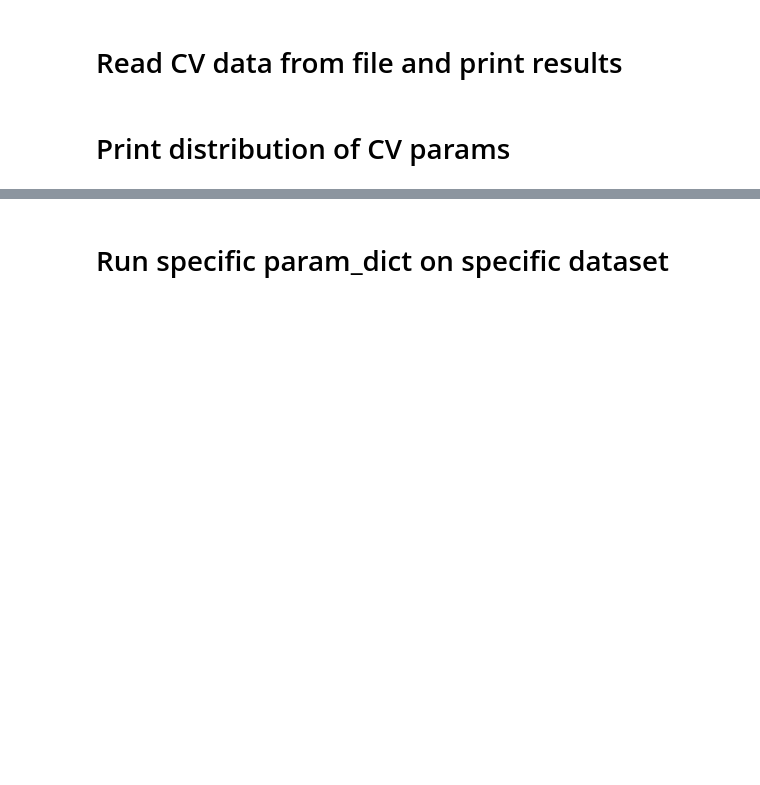
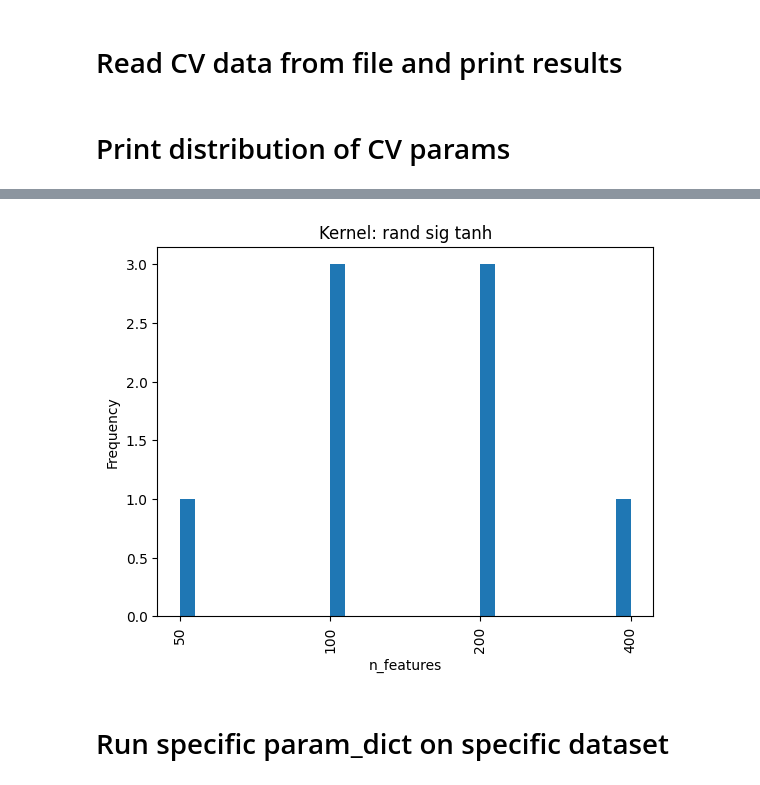
Before and after one commit to nikitazozoulenko/kernel-timeseries-anomaly-detection, a Jupyter notebook: print_results.ipynb, the cells around one changed output, grey strips where cells are left out. Saved outputs shown, nothing was run; the diff lists cells and outputs as text; code cells hidden in the pictures; blank space fills up the shorter version.

```diff
--- a/print_results.ipynb
+++ b/print_results.ipynb
@@ -28,22 +28,19 @@ cv_results = cv_UEA(
         # 'SelfRegulationSCP1',          # N_corpus = 134
         ],
     kernel_names = [
-            # "flat linear",
+            "flat linear",
             # "flat rbf",
             # "flat poly",
             # "integral rbf",
             # "integral poly",
             # "trunc sig linear",
             # "trunc sig rbf",
-            # "pde sig linear"
             # "pde sig rbf",
-            "rand sig identity",
-            # "rand sig relu",
-            # "rand sig tanh",
+            "rand sig tanh",
             # "gak",
-            "reservoir",
+            #"reservoir",
         ],
-        k_folds=5,
+        k_folds=3,
         n_repeats=1,
         verbose=False,
         )
@@ -225,3 +245,7 @@ plot_cv_params_single_kernel(cv_results, "order", "trunc sig linear", datasets =
+# %%
+plot_cv_params_single_kernel(cv_results, "n_features", "rand sig tanh")
+# %% [output]
+[figure, added]
 # %% [markdown]
 # Run specific param_dict on specific dataset
 # %%
```
Also changed, not shown: parts of 4 cells of this notebook, 2 other files.
